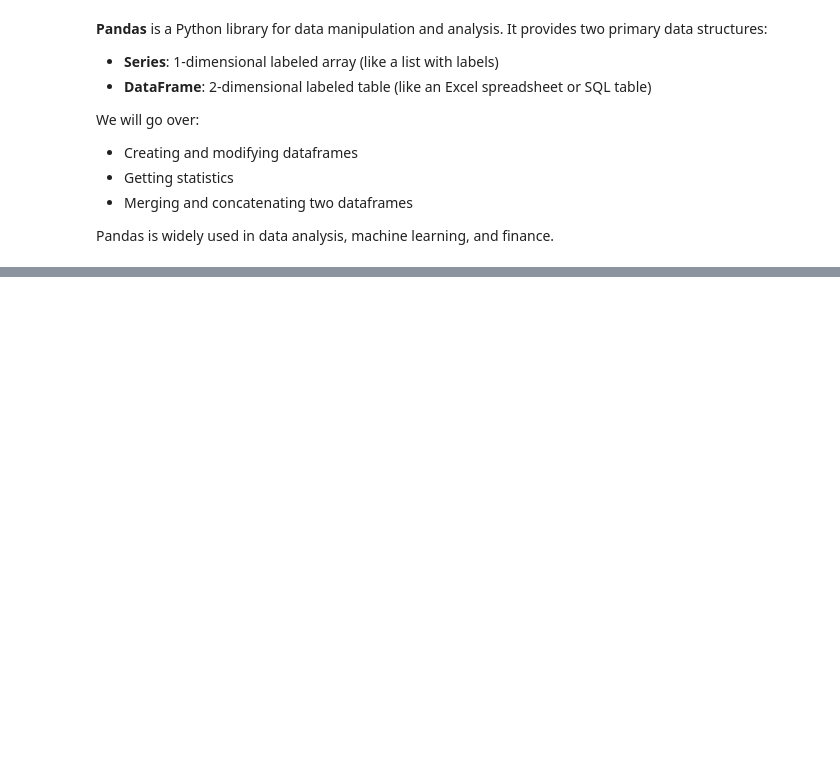
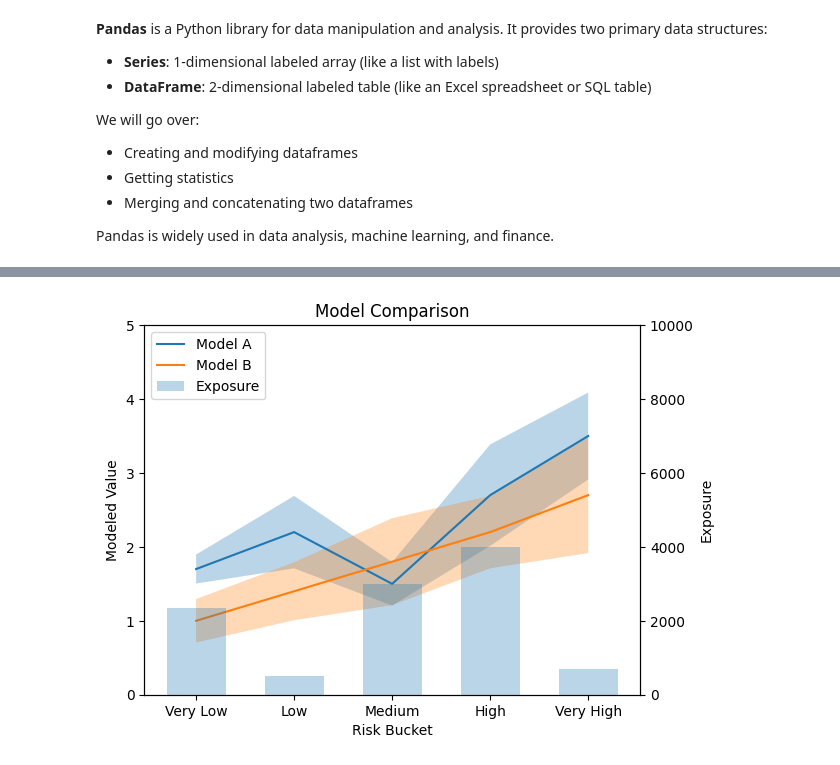
Before and after one commit to MichaelHeege/CAS-API-Presentation, a Jupyter notebook: Intro-To-Python.ipynb, the cells around one changed output, grey strips where cells are left out. Cells and saved outputs as stored; diff of their text form; code cells hidden in the pictures; blank space fills up the shorter version.

```diff
--- a/Intro-To-Python.ipynb
+++ b/Intro-To-Python.ipynb
@@ -842,0 +669,59 @@ df_concat_rows
+# %%
+# Buckets (categorical)
+buckets = ["Very Low", "Low", "Medium", "High", "Very High"]
+x = np.arange(len(buckets))
+
+# Two modeled lines
+line_1 = np.array([1.7, 2.2, 1.5, 2.7, 3.5])
+line_2 = np.array([1.0, 1.4, 1.8, 2.2, 2.7])
+
+# Made-up sigma values (more volatile)
+sigma_1 = np.array([0.10, 0.25, 0.15, 0.35, 0.30])
+sigma_2 = np.array([0.15, 0.20, 0.30, 0.25, 0.40])
+
+# 95% confidence intervals using 1.96 * sigma
+line_1_lower = line_1 - 1.96 * sigma_1
+line_1_upper = line_1 + 1.96 * sigma_1
+
+line_2_lower = line_2 - 1.96 * sigma_2
+line_2_upper = line_2 + 1.96 * sigma_2
+
+# Exposure amounts for each bucket
+exposure = np.array([2340, 500, 3000, 4000, 700])
+
+# Create the plot
+fig, ax1 = plt.subplots()
+
+# Plot lines on left y-axis
+ax1.plot(x, line_1, label="Model A")
+ax1.plot(x, line_2, label="Model B")
+
+# Confidence interval clouds
+ax1.fill_between(x, line_1_lower, line_1_upper, alpha=0.3)
+ax1.fill_between(x, line_2_lower, line_2_upper, alpha=0.3)
+
+ax1.set_xlabel("Risk Bucket")
+ax1.set_ylabel("Modeled Value")
+ax1.set_xticks(x)
+ax1.set_xticklabels(buckets)
+
+# Create right y-axis for exposure
+ax2 = ax1.twinx()
+
+# Set maximum and minimum for the y axes
+ax1.set_ylim(0, 5)
+ax2.set_ylim(0, 10000)
+
+# Bar plot for exposure on right y-axis
+ax2.bar(x, exposure, alpha=0.3, width=0.6, label="Exposure")
+ax2.set_ylabel("Exposure")
+
+# Combine legends from both axes
+lines_1, labels_1 = ax1.get_legend_handles_labels()
+lines_2, labels_2 = ax2.get_legend_handles_labels()
+ax1.legend(lines_1 + lines_2, labels_1 + labels_2)
+
+plt.title("Model Comparison")
+plt.show()
+# %% [output]
+[figure, added]
```
Also changed, not shown: parts of 61 cells of this notebook.
